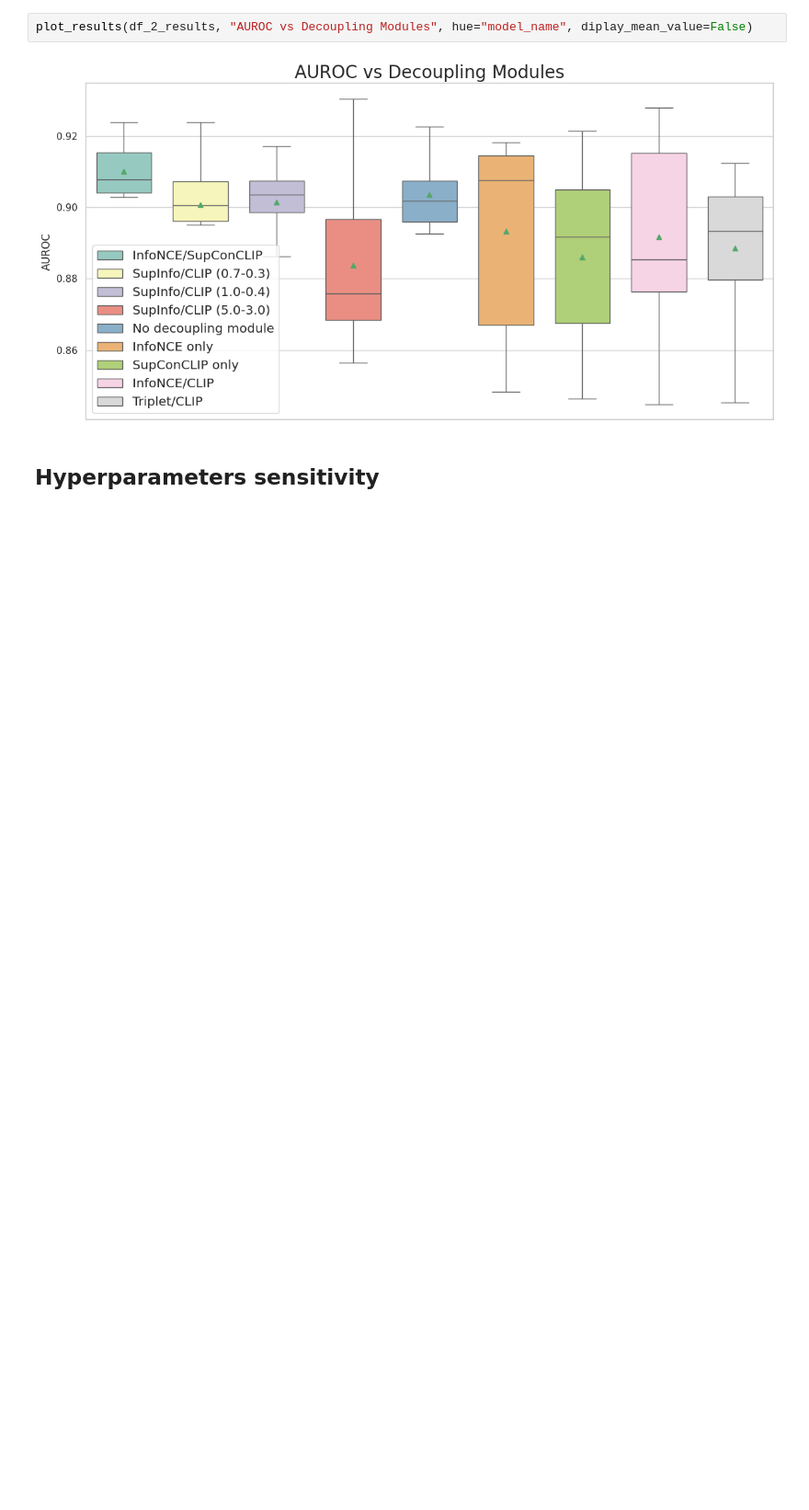
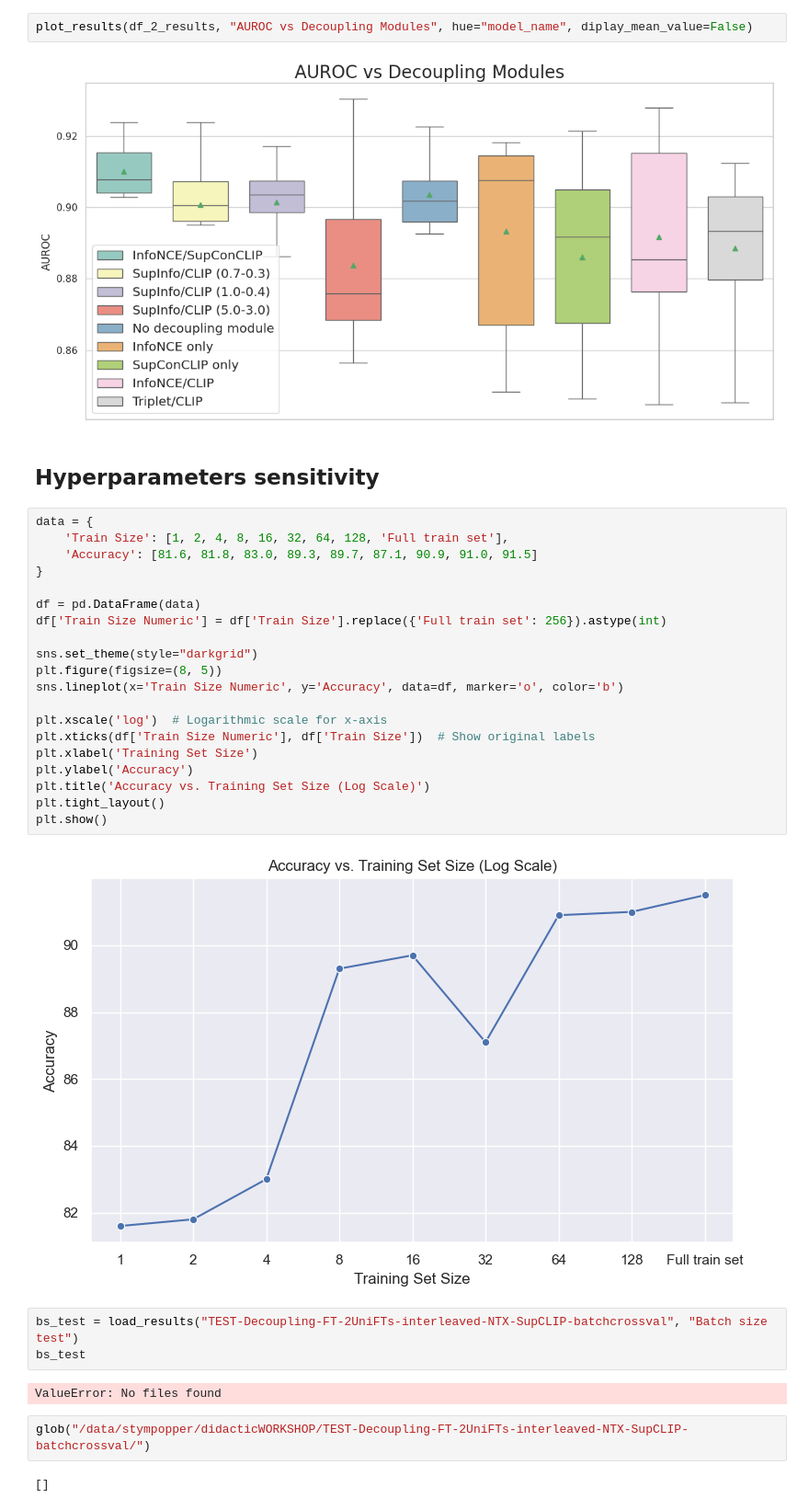
Before and after one commit to Jeremstym/didacticJerem, a Jupyter notebook: results_processing.ipynb, the cells around one changed output. Shown: that part at 92% size. Saved outputs shown, nothing was run; the diff lists cells and outputs as text; blank space fills up the shorter version.

```diff
--- a/results_processing.ipynb
+++ b/results_processing.ipynb
@@ -98,3 +99,34 @@ plot_results(df_2_results, "AUROC vs Decoupling Modules", hue="model_name", dipl
 [figure]
 # %% [markdown]
 ## Hyperparameters sensitivity
+# %%
+data = {
+    'Train Size': [1, 2, 4, 8, 16, 32, 64, 128, 'Full train set'],
+    'Accuracy': [81.6, 81.8, 83.0, 89.3, 89.7, 87.1, 90.9, 91.0, 91.5]
+}
+
+df = pd.DataFrame(data)
+df['Train Size Numeric'] = df['Train Size'].replace({'Full train set': 256}).astype(int)
+
+sns.set_theme(style="darkgrid")
+plt.figure(figsize=(8, 5))
+sns.lineplot(x='Train Size Numeric', y='Accuracy', data=df, marker='o', color='b')
+
+plt.xscale('log')  # Logarithmic scale for x-axis
+plt.xticks(df['Train Size Numeric'], df['Train Size'])  # Show original labels
+plt.xlabel('Training Set Size')
+plt.ylabel('Accuracy')
+plt.title('Accuracy vs. Training Set Size (Log Scale)')
+plt.tight_layout()
+plt.show()
+# %% [output]
+[figure, added]
+# %%
+bs_test = load_results("TEST-Decoupling-FT-2UniFTs-interleaved-NTX-SupCLIP-batchcrossval", "Batch size test")
+bs_test
+# %% [output]
+ValueError: No files found
+# %%
+glob("/data/stympopper/didacticWORKSHOP/TEST-Decoupling-FT-2UniFTs-interleaved-NTX-SupCLIP-batchcrossval/")
+# %% [output]
+[]
```
Also changed, not shown: parts of 1 cell of this notebook.
